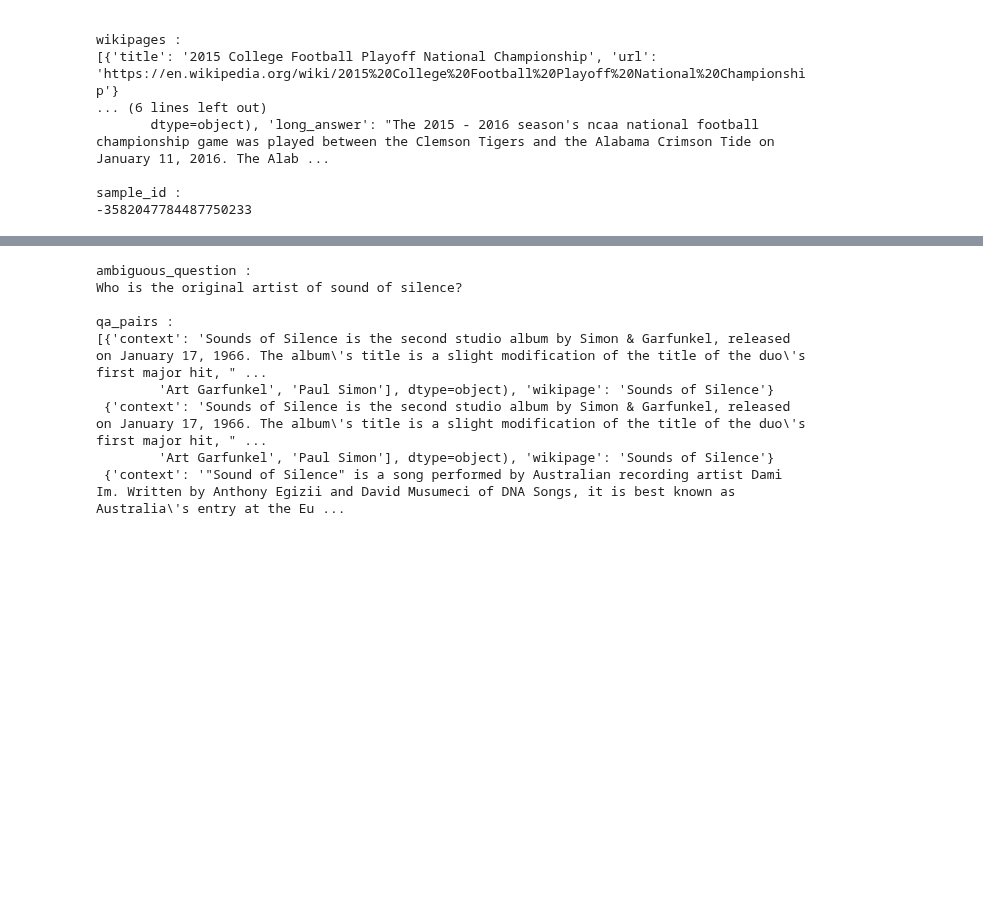
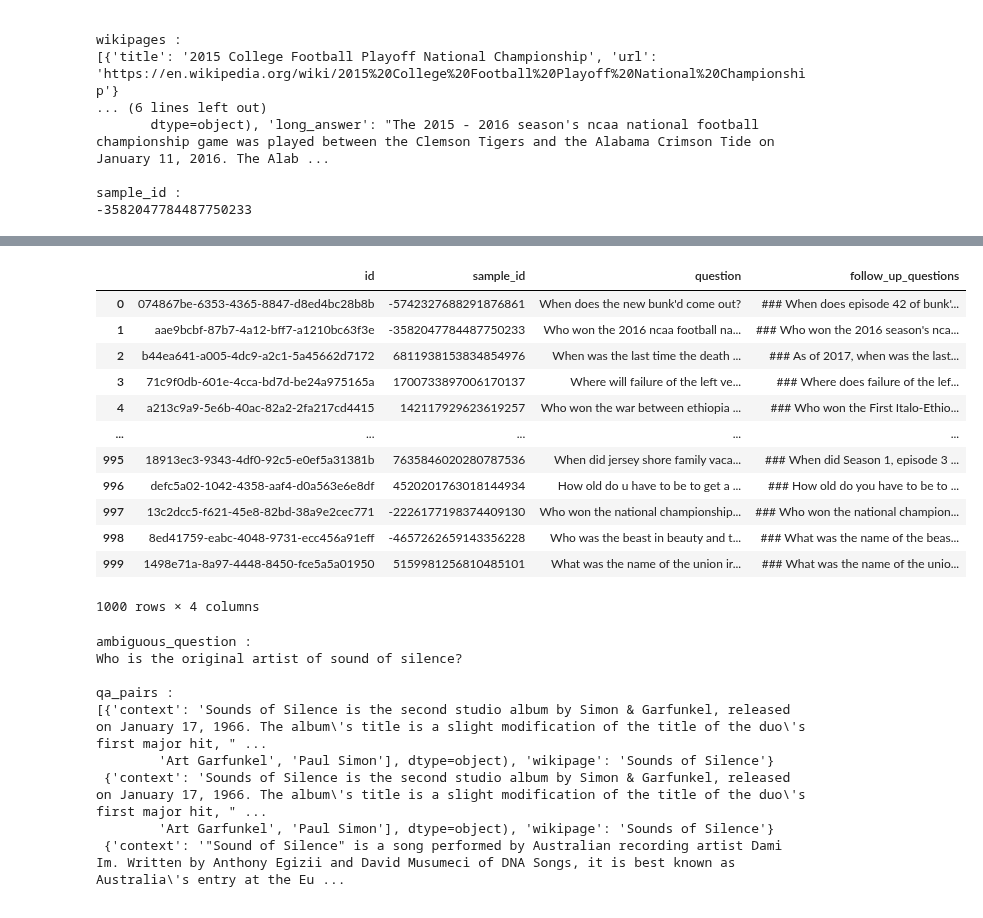
Before and after one commit to lab-paper-code/QriousRAG, a Jupyter notebook: data_prep/asqa_prep.ipynb, the cells around one changed output, grey strips where cells are left out. Drawn from its saved outputs; the diff is of its cells as text; code cells hidden in the pictures; blank space fills up the shorter version.

Commit message:
added question_follow_up and train data

```diff
--- a/data_prep/asqa_prep.ipynb
+++ b/data_prep/asqa_prep.ipynb
@@ -215,3 +196,31 @@ NameError: name 'pd' is not defined
+# %%
+#creating question question pairs for retrival training (not implemented)
+qq_df = pd.DataFrame(columns=['id', 'sample_id', 'question', 'follow_up_questions'])
+
+# add question follow up questions to df
+for idx, row in tqdm(df.iterrows(), total=min(document_limit, len(df))):
+    if idx == document_limit: break # change number of document to chunk/process
+    sample_id = row['sample_id']
+    question = row['ambiguous_question']
+    follow_up_question = '\n'.join([f'### {q["question"]}' for q in row['qa_pairs']])
+    qq_df.loc[len(qq_df)] = [uuid4(), sample_id,  question, follow_up_question]
+
+evidence_df.to_csv(f'/raid/deallab/SF_RAG_Data/ASQA/follow_up_train.csv', index=False)
+qq_df
+# %% [output]
+|  | id | sample_id | question | follow_up_questions |
+| 0 | 074867be-6353-4365-8847-d8ed4bc28b8b | -5742327688291876861 | When does the new bunk'd come out? | ### When does episode 42 of bunk'... |
+| 1 | aae9bcbf-87b7-4a12-bff7-a1210bc63f3e | -3582047784487750233 | Who won the 2016 ncaa football na... | ### Who won the 2016 season's nca... |
+| 2 | b44ea641-a005-4dc9-a2c1-5a45662d7172 | 6811938153834854976 | When was the last time the death ... | ### As of 2017, when was the last... |
+| 3 | 71c9f0db-601e-4cca-bd7d-be24a975165a | 1700733897006170137 | Where will failure of the left ve... | ### Where does failure of the lef... |
+| 4 | a213c9a9-5e6b-40ac-82a2-2fa217cd4415 | 142117929623619257 | Who won the war between ethiopia ... | ### Who won the First Italo-Ethio... |
+| ... | ... | ... | ... | ... |
+| 995 | 18913ec3-9343-4df0-92c5-e0ef5a31381b | 7635846020280787536 | When did jersey shore family vaca... | ### When did Season 1, episode 3 ... |
+| 996 | defc5a02-1042-4358-aaf4-d0a563e6e8df | 4520201763018144934 | How old do u have to be to get a ... | ### How old do you have to be to ... |
+| 997 | 13c2dcc5-f621-45e8-82bd-38a9e2cec771 | -2226177198374409130 | Who won the national championship... | ### Who won the national champion... |
+| 998 | 8ed41759-eabc-4048-9731-ecc456a91eff | -4657262659143356228 | Who was the beast in beauty and t... | ### What was the name of the beas... |
+| 999 | 1498e71a-8a97-4448-8450-fce5a5a01950 | 5159981256810485101 | What was the name of the union ir... | ### What was the name of the unio... |
+1000 rows × 4 columns
 # %%
 # read  data
 df = pd.read_parquet(f'/raid/deallab/SF_RAG_Data/ASQA/dev.parquet')
```
Also changed, not shown: parts of 3 cells of this notebook.
